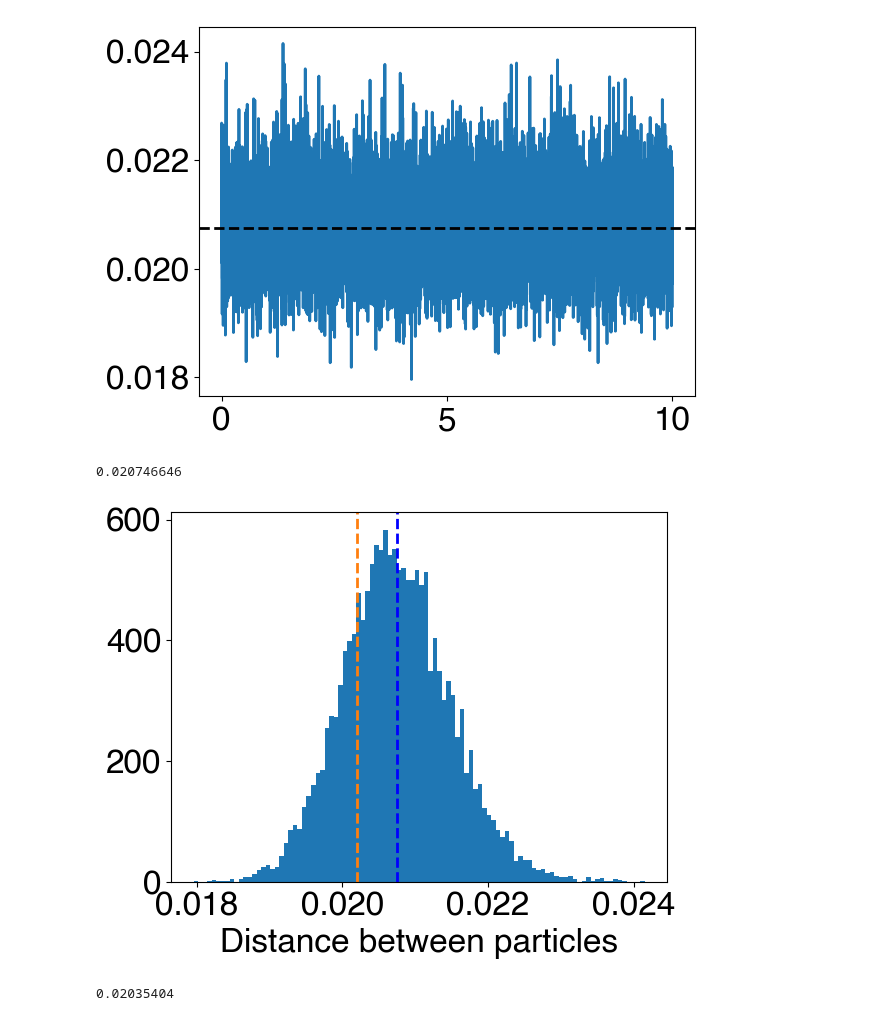
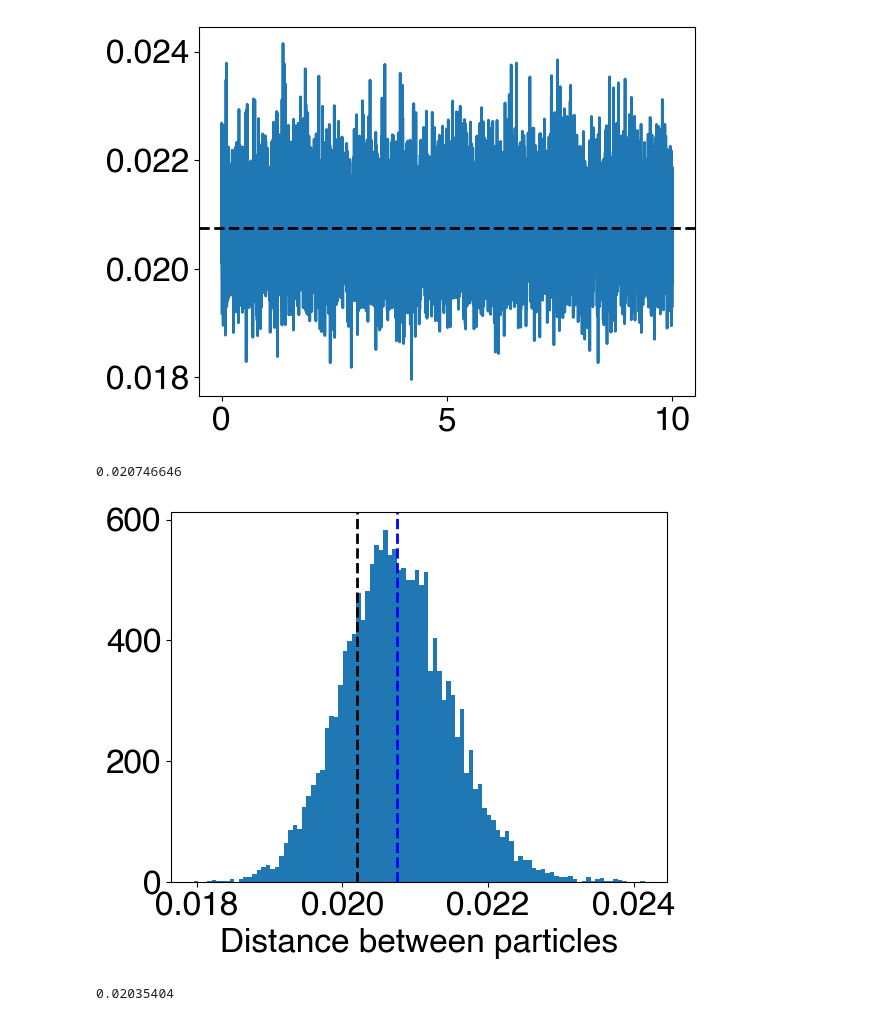
Before and after one commit to palladio11/aLENS_analysis, a Jupyter notebook: notebooks/semiflex_testing/bilateral_testing_analysis.ipynb, the cells around one changed output. Drawn from its saved outputs; the diff is of its cells as text; code cells hidden in the pictures.

```diff
--- a/notebooks/semiflex_testing/bilateral_testing_analysis.ipynb
+++ b/notebooks/semiflex_testing/bilateral_testing_analysis.ipynb
@@ -141,21 +141,21 @@ with h5py.File(next(data_dir_list[0].glob('analysis/raw*.h5')), 'r') as h5_data:
 # %%
 # timestep = 0.0001
 # timesnap = 0.001
 # Total time = 10
 with h5py.File(next(data_dir_list[0].glob('analysis/raw*.h5')), 'r') as h5_data:
     time_arr = h5_data['time'][:]
     # Load in sylinder data
     sy_dat = h5_data['raw_data/sylinders'][...]
     com_arr = .5 * (sy_dat[:, 2:5, :] + sy_dat[:, 5:8, :])
     dist_arr = np.linalg.norm(com_arr[1,:,:] - com_arr[0, :, :], axis=0)
     _ = plt.hist(dist_arr, bins=100, density=True)
     _ = plt.axvline(dist_arr.mean(), color='blue', linestyle='--')
-    _ = plt.axvline(.0202, color='tab:orange', linestyle='--')
+    _ = plt.axvline(.0202, color='black', linestyle='--')
     _ = plt.xlabel('Distance between particles')
     print(dist_arr.mean())
 # %% [output]
 0.020746646
-[figure, old version]
+[figure, new version]
 # %%
 # timestep = 0.0001
 # timesnap = 0.001
```
Also changed, not shown: parts of 9 cells of this notebook.
